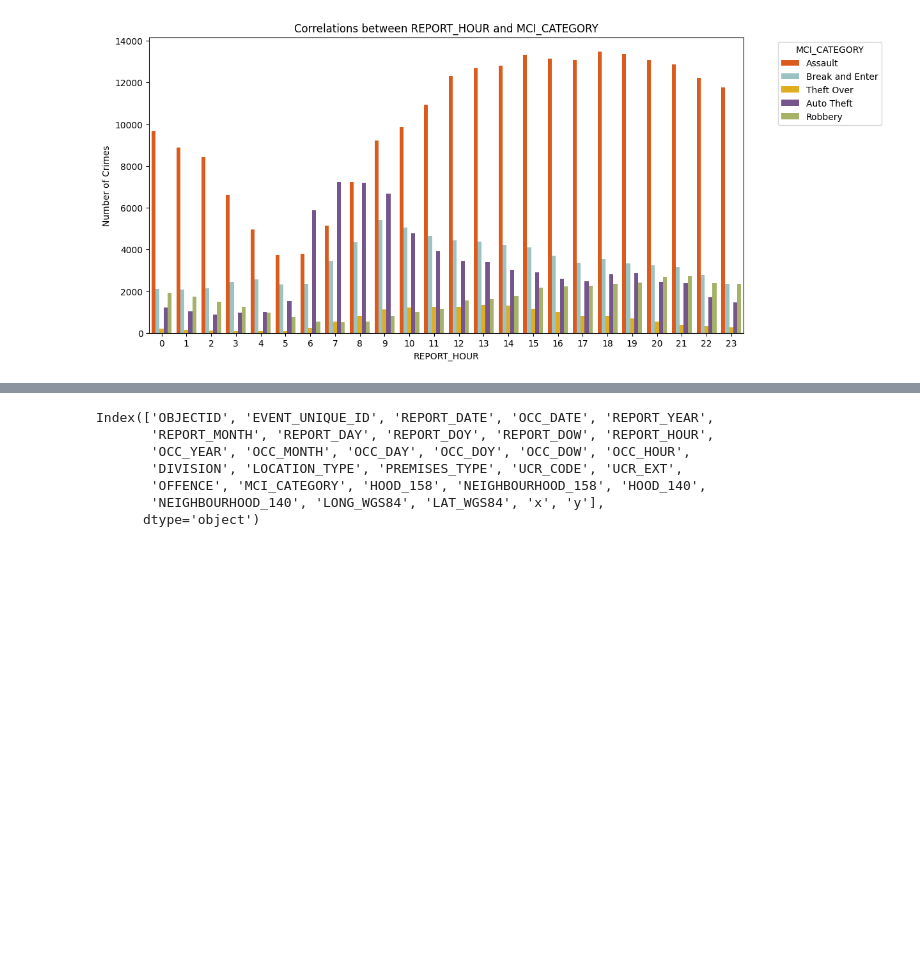
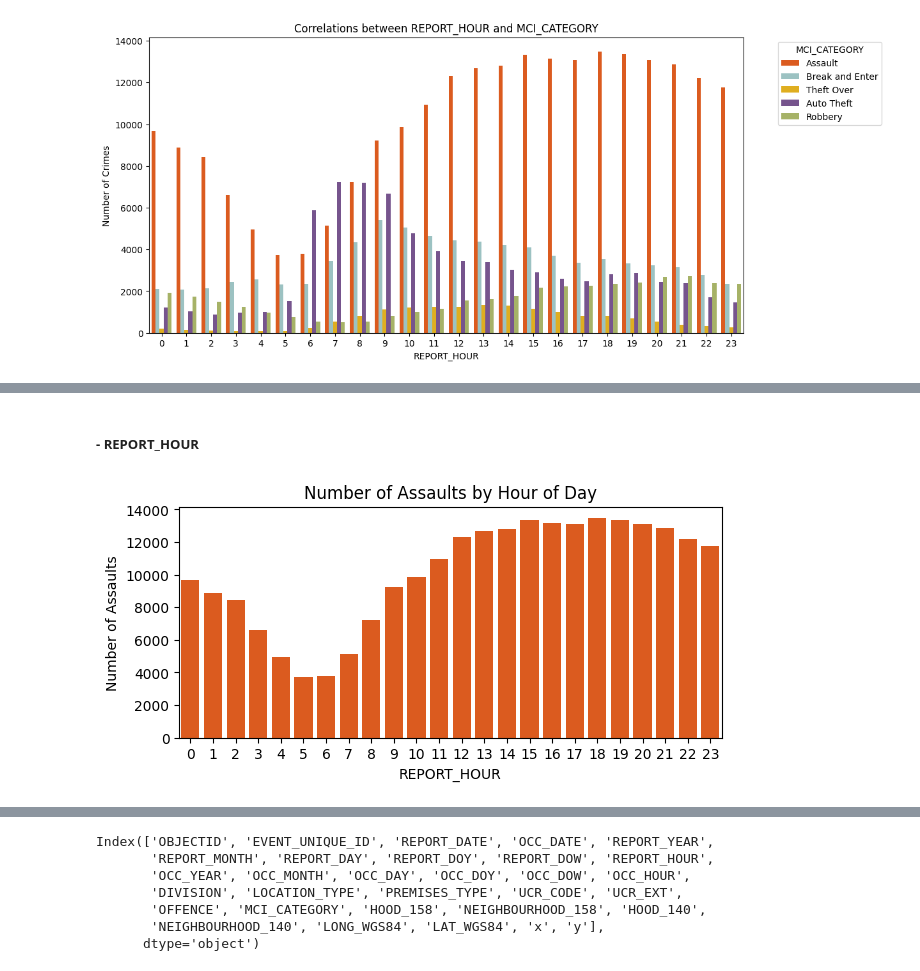
Before and after one commit to yiyi75/DataExploration, a Jupyter notebook: TorontoPoliceDataExplore.ipynb, the cells around one changed output, grey strips where cells are left out. Cells and saved outputs as stored; diff of their text form; code cells hidden in the pictures; blank space fills up the shorter version.

```diff
--- a/TorontoPoliceDataExplore.ipynb
+++ b/TorontoPoliceDataExplore.ipynb
@@ -263,0 +374,12 @@ plt.show()
+# %% [markdown]
+##### - REPORT_HOUR
+# %%
+# explore corralations between REPORT_HOUR and MCI_CATEGORY = 'ASSAULT'
+plt.figure(figsize=(7,3))
+sns.countplot(data=policeData[policeData['MCI_CATEGORY'] == 'Assault'], x='REPORT_HOUR', color=color_palette[0])
+plt.title('Number of Assaults by Hour of Day')
+plt.xlabel('REPORT_HOUR')
+plt.ylabel('Number of Assaults')
+plt.show()
+# %% [output]
+[figure, added]
```
Also changed, not shown: parts of 35 cells of this notebook, 1 other file.
